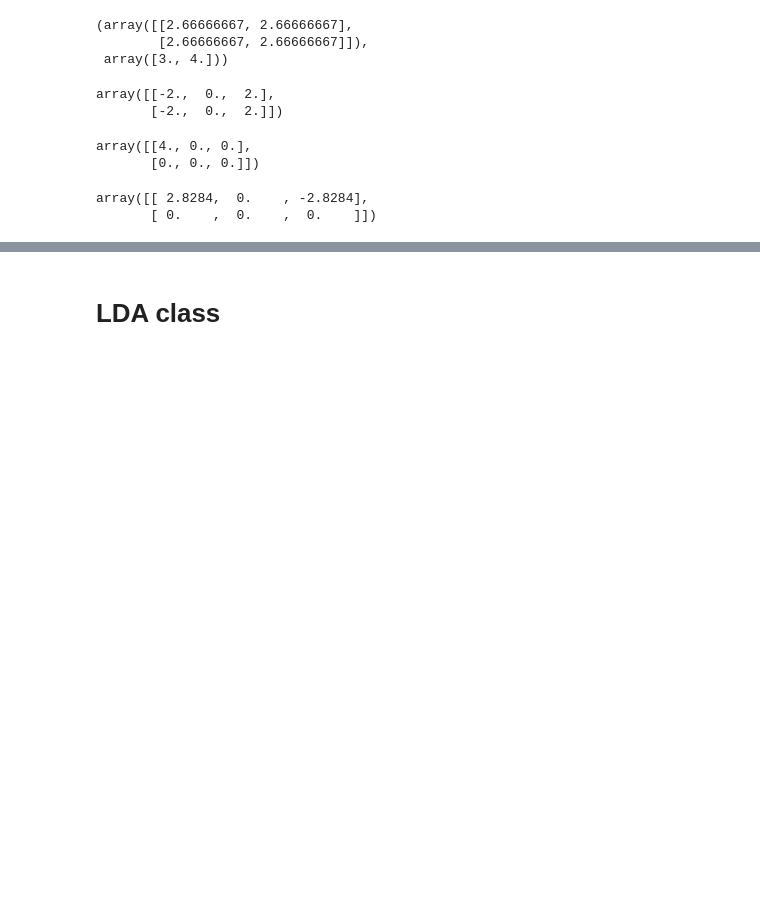
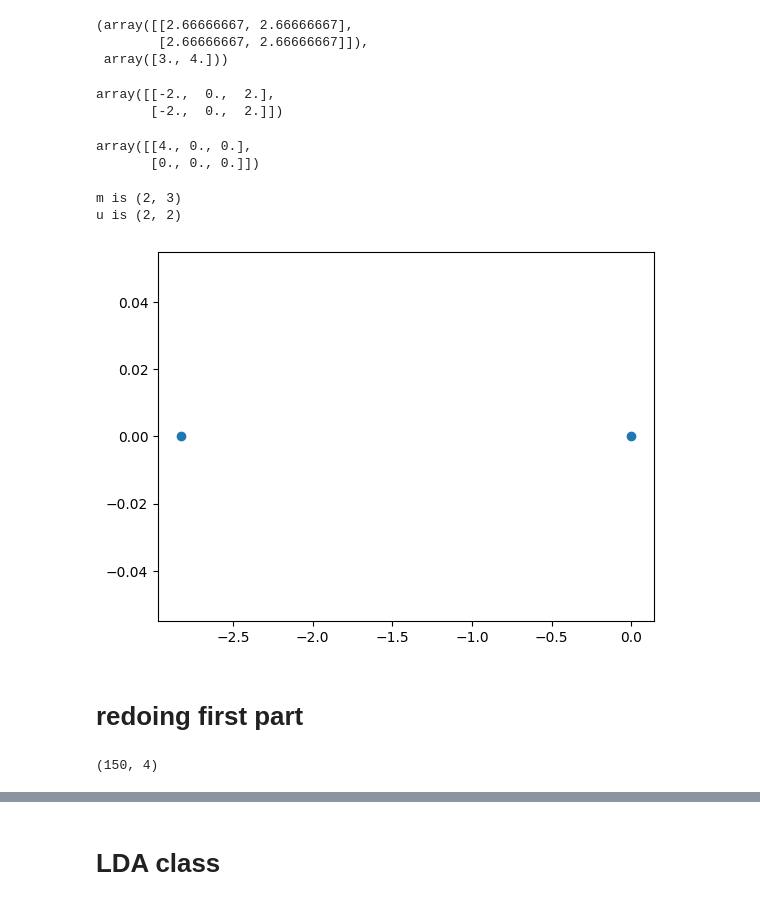
Before and after one commit to Obakeng-Mogale/cs315-assign-1, a Jupyter notebook: assign1/src/assign1.ipynb, the cells around one changed output, grey strips where cells are left out. Cells and saved outputs as stored; diff of their text form; code cells hidden in the pictures; blank space fills up the shorter version.

```diff
--- a/assign1/src/assign1.ipynb
+++ b/assign1/src/assign1.ipynb
@@ -543,6 +607,6 @@ class PCA_ob:
 # %%
 test_mat = np.array([[1,3,5],[2,4,6]])
-ob_pca = PCA_ob(n_components = 2)
+ob_pca = PCA_ob_dn(n_components = 2)
 ob = ob_pca.fit(test_mat)
 ob_pca._cov_mat, ob_pca.mean_
 # %% [output]
@@ -561,8 +625,21 @@ np.round(Sigma,4)
 # %% [output]
 array([[4., 0., 0.],
        [0., 0., 0.]])
-# %%
-np.round(np.dot(Sigma, ob_pca.vh),4)
-# %% [output]
-array([[ 2.8284,  0.    , -2.8284],
-       [ 0.    ,  0.    ,  0.    ]])
+# %%
+new_vh = ob_pca.transform(test_mat)
+plt.scatter(new_vh[:,0],new_vh[:,1])
+plt.show()
+# %% [output]
+m is (2, 3)
+u is (2, 2)
+[figure, added]
+# %% [markdown]
+# redoing first part
+# %%
+pcaIris_test = PCA_ob_dn(n_components=3)
+pcaIris_test.fit(data)
+# plt.plot(pcaIris.explained_variance_ratio_)
+# plt.
+data.shape
+# %% [output]
+(150, 4)
```
Also changed, not shown: parts of 27 cells of this notebook.
